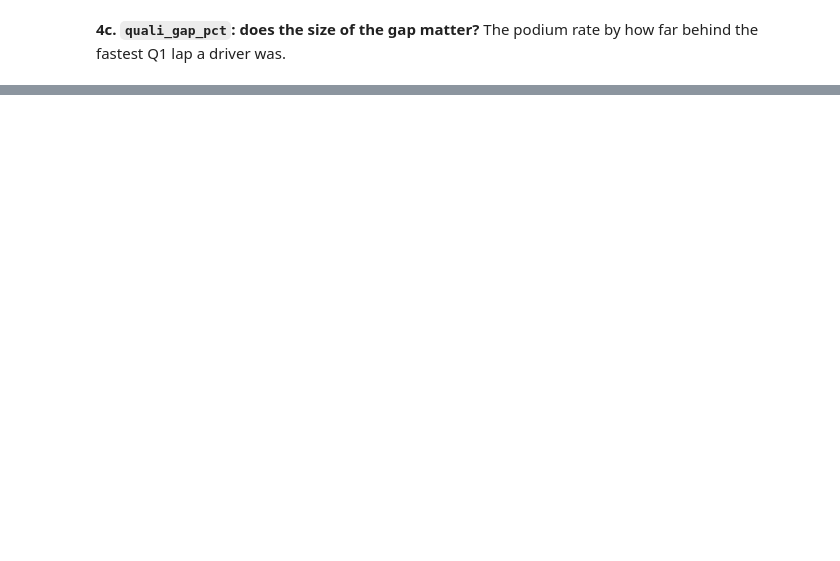
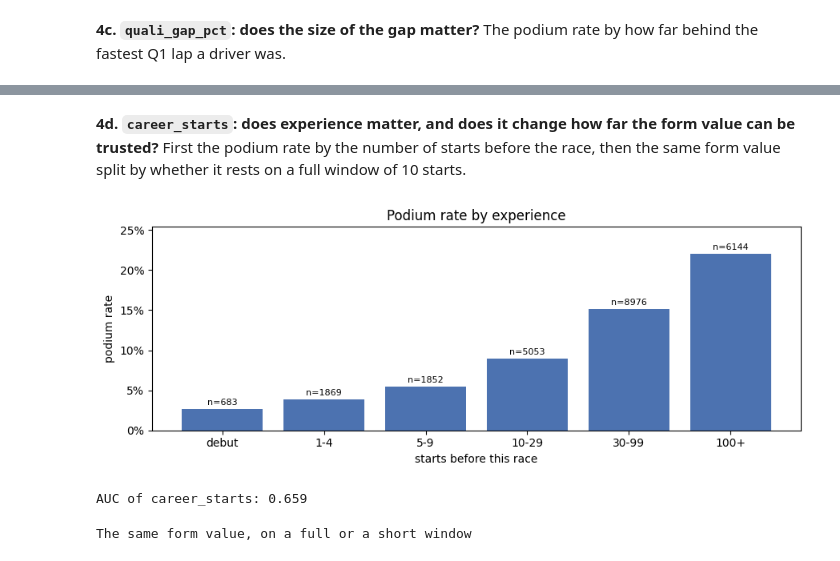
Before and after one commit to sal-tarek/ACL_F1_Predictions, a Jupyter notebook: acl_milestone1.ipynb, the cells around one changed output, grey strips where cells are left out. Drawn from its saved outputs; the diff is of its cells as text; code cells hidden in the pictures; blank space fills up the shorter version.

```diff
--- a/acl_milestone1.ipynb
+++ b/acl_milestone1.ipynb
@@ -7198,0 +7335,28 @@ Spearman correlation with podium: quali_gap_pct -0.40
+# %% [markdown]
+**4d. `career_starts`: does experience matter, and does it change how far the form value can be trusted?** First the podium rate by the number of starts before the race, then the same form value split by whether it rests on a full window of 10 starts.
+# %%
+g = fe[model_rows]
+exp = pd.cut(g.career_starts, [-1, 0, 4, 9, 29, 99, np.inf], labels=['debut', '1-4', '5-9', '10-29', '30-99', '100+'])
+by_exp = g.groupby(exp, observed=True).podium.agg(['size', 'mean'])
+
+fig, ax = plt.subplots(figsize=(9, 3.5))
+ax.bar(by_exp.index.astype(str), by_exp['mean'], color='#4C72B0')
+for i, (n, r) in enumerate(zip(by_exp['size'], by_exp['mean'])):
+    ax.text(i, r + 0.005, f'n={n}', ha='center', fontsize=8)
+ax.set_ylim(0, by_exp['mean'].max() * 1.15)
+ax.yaxis.set_major_formatter(plt.FuncFormatter(lambda v, _: f'{v:.0%}'))
+ax.set(xlabel='starts before this race', ylabel='podium rate', title='Podium rate by experience')
+plt.tight_layout(); plt.show()
+print(f'AUC of career_starts: {auc(g.career_starts, g.podium):.3f}')
+
+w = g[g.form_podium_rate > 0]
+trust = (w.assign(window=np.where(w.career_starts >= 10, 'full window (10 starts)', 'fewer than 10 starts'),
+                  form=pd.cut(w.form_podium_rate, [0, 0.2, 0.5, 1], labels=['up to 20%', '20-50%', 'over 50%']))
+          .groupby(['form', 'window'], observed=True).podium.agg(['size', 'mean']).unstack())
+trust.columns = [f'{b}: {"starts" if a == "size" else "podium rate"}' for a, b in trust.columns]
+table(trust.reset_index().rename(columns={'form': 'form_podium_rate'}),
+      pct1=[c for c in trust.columns if 'rate' in c], caption='The same form value, on a full or a short window')
+# %% [output]
+[figure, added]
+AUC of career_starts: 0.659
+The same form value, on a full or a short window
```
Also changed, not shown: parts of 79 cells of this notebook.
